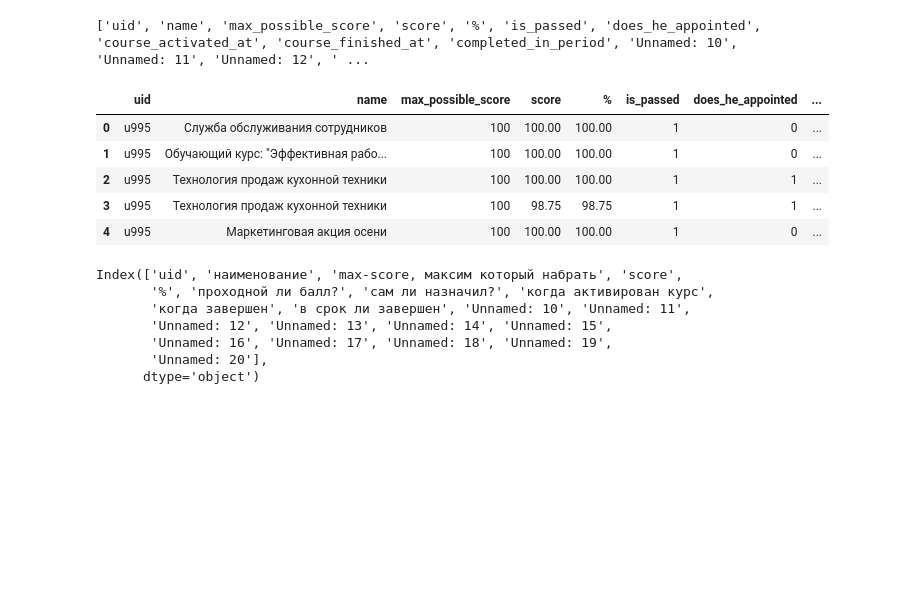
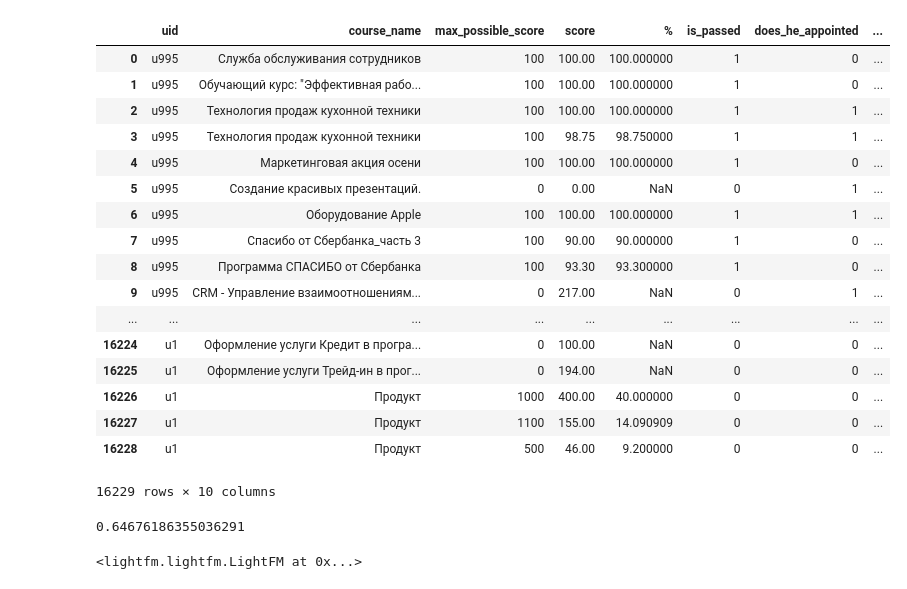
Before and after one commit to dp-cylme/hrhackathon, a Jupyter notebook: notebooks/d61h6ka.ipynb, the cells around one changed output. Cells and saved outputs as stored; diff of their text form; code cells hidden in the pictures; blank space fills up the shorter version.

```diff
--- a/notebooks/d61h6ka.ipynb
+++ b/notebooks/d61h6ka.ipynb
@@ -5,33 +7,33 @@ import pandas as pd
 # %%
 df = (pd.read_csv("../input/h_2_courses.csv")
-        .rename(columns={"наименование": "name", "max-score, максим который набрать": "max_possible_score",
+        .rename(columns={"наименование": "course_name", "max-score, максим который набрать": "max_possible_score",
                          "проходной ли балл?": "is_passed", "сам ли назначил?": "does_he_appointed",
                          "когда активирован курс": "course_activated_at", "когда завершен": "course_finished_at",
                          "в срок ли завершен": "completed_in_period"
                         })
         .drop(['Unnamed: 10', 'Unnamed: 11', 'Unnamed: 12', 'Unnamed: 13', 'Unnamed: 14',
                'Unnamed: 15', 'Unnamed: 16', 'Unnamed: 17', 'Unnamed: 18', 'Unnamed: 19', 'Unnamed: 20'], 1)
+        .assign(course_activated_at = lambda x: pd.to_datetime(x["course_activated_at"], dayfirst=True))
+        .assign(course_finished_at = lambda x: pd.to_datetime(x["course_finished_at"], dayfirst=True))
      )
-# %%
-print([x for x in df.columns])
-# %% [output]
-['uid', 'name', 'max_possible_score', 'score', '%', 'is_passed', 'does_he_appointed', 'course_activated_at', 'course_finished_at', 'completed_in_period', 'Unnamed: 10', 'Unnamed: 11', 'Unnamed: 12', ' ...
 # %%
-df.head()
+df
 # %% [output]
-|  | uid | name | max_possible_score | score | % | is_passed | does_he_appointed | ... |
-| 0 | u995 | Служба обслуживания сотрудников | 100 | 100.00 | 100.00 | 1 | 0 | ... |
-| 1 | u995 | Обучающий курс: "Эффективная рабо... | 100 | 100.00 | 100.00 | 1 | 0 | ... |
-| 2 | u995 | Технология продаж кухонной техники | 100 | 100.00 | 100.00 | 1 | 1 | ... |
-| 3 | u995 | Технология продаж кухонной техники | 100 | 98.75 | 98.75 | 1 | 1 | ... |
-| 4 | u995 | Маркетинговая акция осени | 100 | 100.00 | 100.00 | 1 | 0 | ... |
+|  | uid | course_name | max_possible_score | score | % | is_passed | does_he_appointed | ... |
+| 0 | u995 | Служба обслуживания сотрудников | 100 | 100.00 | 100.000000 | 1 | 0 | ... |
+| 1 | u995 | Обучающий курс: "Эффективная рабо... | 100 | 100.00 | 100.000000 | 1 | 0 | ... |
+| 2 | u995 | Технология продаж кухонной техники | 100 | 100.00 | 100.000000 | 1 | 1 | ... |
+| 3 | u995 | Технология продаж кухонной техники | 100 | 98.75 | 98.750000 | 1 | 1 | ... |
+| 4 | u995 | Маркетинговая акция осени | 100 | 100.00 | 100.000000 | 1 | 0 | ... |
+| 5 | u995 | Создание красивых презентаций. | 0 | 0.00 | NaN | 0 | 1 | ... |
+| 6 | u995 | Оборудование Apple | 100 | 100.00 | 100.000000 | 1 | 1 | ... |
+| 7 | u995 | Спасибо от Сбербанка_часть 3 | 100 | 90.00 | 90.000000 | 1 | 0 | ... |
+| 8 | u995 | Программа СПАСИБО от Сбербанка | 100 | 93.30 | 93.300000 | 1 | 0 | ... |
+| 9 | u995 | CRM - Управление взаимоотношениям... | 0 | 217.00 | NaN | 0 | 1 | ... |
+| ... | ... | ... | ... | ... | ... | ... | ... | ... |
+| 16224 | u1 | Оформление услуги Кредит в програ... | 0 | 100.00 | NaN | 0 | 0 | ... |
+| 16225 | u1 | Оформление услуги Трейд-ин в прог... | 0 | 194.00 | NaN | 0 | 0 | ... |
+| 16226 | u1 | Продукт | 1000 | 400.00 | 40.000000 | 0 | 0 | ... |
+| 16227 | u1 | Продукт | 1100 | 155.00 | 14.090909 | 0 | 0 | ... |
+| 16228 | u1 | Продукт | 500 | 46.00 | 9.200000 | 0 | 0 | ... |
+16229 rows × 10 columns
-# %%
-df.columns
-# %% [output]
-Index(['uid', 'наименование', 'max-score, максим который набрать', 'score',
-       '%', 'проходной ли балл?', 'сам ли назначил?', 'когда активирован курс',
-       'когда завершен', 'в срок ли завершен', 'Unnamed: 10', 'Unnamed: 11',
-       'Unnamed: 12', 'Unnamed: 13', 'Unnamed: 14', 'Unnamed: 15',
-       'Unnamed: 16', 'Unnamed: 17', 'Unnamed: 18', 'Unnamed: 19',
-       'Unnamed: 20'],
-      dtype='object')
@@ -37,0 +69,24 @@ Index(['uid', 'наименование', 'max-score, максим которы
+# %%
+import numpy as np
+from sklearn.model_selection import KFold
+from sklearn.metrics import mean_squared_error
+
+def training(X):
+    _cf_model = LightFM()
+    kf = KFold(n_splits=3, shuffle=True, random_state=42)
+    res = []
+    for train_index, test_index in kf.split(X):
+        X_train, X_test = X[train_index], X[test_index]
+        _cf_model.fit(convert_to_sparse(X_train))
+
+        res.append(mean_squared_error(_cf_model.predict(X_test[:,0], X_test[:,1]), X_test[:,2]))
+    return np.array(res).mean()
+
+training(train.as_matrix())
+# %% [output]
+0.64676186355036291
+# %%
+cf_model = LightFM(no_components=30)
+cf_model.fit(convert_to_sparse(train.as_matrix()))
+# %% [output]
+<lightfm.lightfm.LightFM at 0x...>
```
Also changed, not shown: parts of 15 cells of this notebook.
